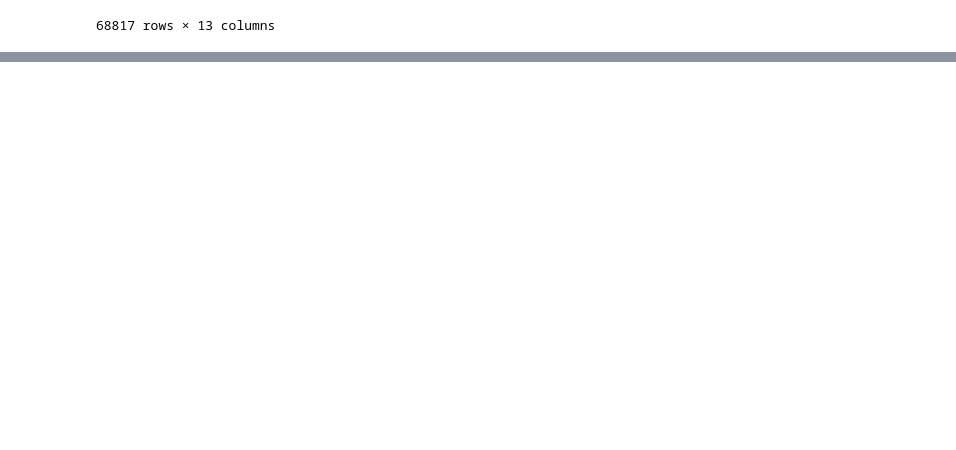
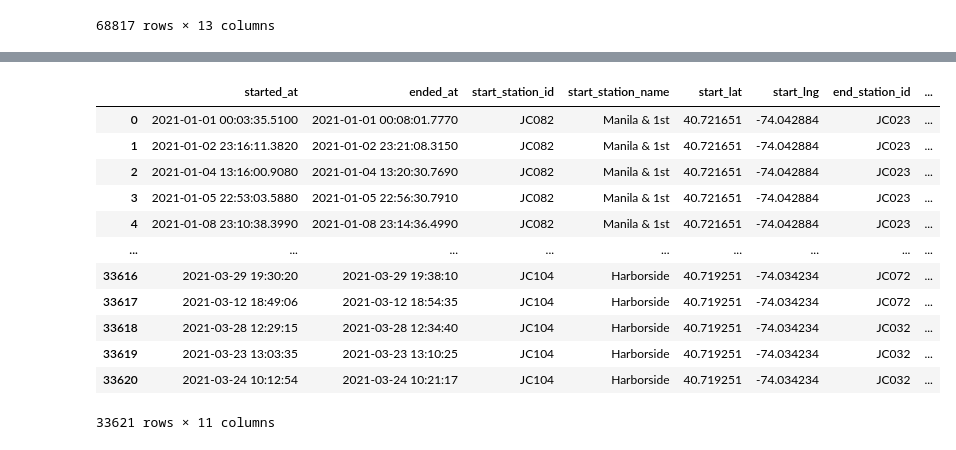
Before and after one commit to austin3216/Tableau-DataClean, a Jupyter notebook: DataCleaning.ipynb, the cells around one changed output, grey strips where cells are left out. Saved outputs shown, nothing was run; the diff lists cells and outputs as text; code cells hidden in the pictures; blank space fills up the shorter version.

```diff
--- a/DataCleaning.ipynb
+++ b/DataCleaning.ipynb
@@ -293,3 +293,6 @@ apr_may_df
 | 68815 | EC973614DCA179A2 | docked_bike | 2021-05-31 20:48:58 | 2021-05-31 21:16:02 | Clinton St & 7 St | HB303 | Clinton St & 7 St | ... |
 | 68816 | 3571180FE5C52CB1 | docked_bike | 2021-05-23 14:28:43 | 2021-05-23 14:30:59 | Clinton St & 7 St | HB303 | Clinton St & 7 St | ... |
 68817 rows × 13 columns
+# %%
+jan_mar_df = pd.concat([new_jan_df, feb_mar_df]).reset_index(drop=True)
+jan_mar_df
@@ -295,0 +313,17 @@ apr_may_df
+# %%
+jan_mar_df.drop(['tripduration', 'bikeid', 'birth_year', 'gender', 'ride_id', 'rideable_type'], axis=1, inplace=True)
+jan_mar_df
+# %% [output]
+|  | started_at | ended_at | start_station_id | start_station_name | start_lat | start_lng | end_station_id | ... |
+| 0 | 2021-01-01 00:03:35.5100 | 2021-01-01 00:08:01.7770 | JC082 | Manila & 1st | 40.721651 | -74.042884 | JC023 | ... |
+| 1 | 2021-01-02 23:16:11.3820 | 2021-01-02 23:21:08.3150 | JC082 | Manila & 1st | 40.721651 | -74.042884 | JC023 | ... |
+| 2 | 2021-01-04 13:16:00.9080 | 2021-01-04 13:20:30.7690 | JC082 | Manila & 1st | 40.721651 | -74.042884 | JC023 | ... |
+| 3 | 2021-01-05 22:53:03.5880 | 2021-01-05 22:56:30.7910 | JC082 | Manila & 1st | 40.721651 | -74.042884 | JC023 | ... |
+| 4 | 2021-01-08 23:10:38.3990 | 2021-01-08 23:14:36.4990 | JC082 | Manila & 1st | 40.721651 | -74.042884 | JC023 | ... |
+| ... | ... | ... | ... | ... | ... | ... | ... | ... |
+| 33616 | 2021-03-29 19:30:20 | 2021-03-29 19:38:10 | JC104 | Harborside | 40.719251 | -74.034234 | JC072 | ... |
+| 33617 | 2021-03-12 18:49:06 | 2021-03-12 18:54:35 | JC104 | Harborside | 40.719251 | -74.034234 | JC072 | ... |
+| 33618 | 2021-03-28 12:29:15 | 2021-03-28 12:34:40 | JC104 | Harborside | 40.719251 | -74.034234 | JC032 | ... |
+| 33619 | 2021-03-23 13:03:35 | 2021-03-23 13:10:25 | JC104 | Harborside | 40.719251 | -74.034234 | JC032 | ... |
+| 33620 | 2021-03-24 10:12:54 | 2021-03-24 10:21:17 | JC104 | Harborside | 40.719251 | -74.034234 | JC032 | ... |
+33621 rows × 11 columns
```
Also changed, not shown: parts of 3 cells of this notebook, 2 other files.
